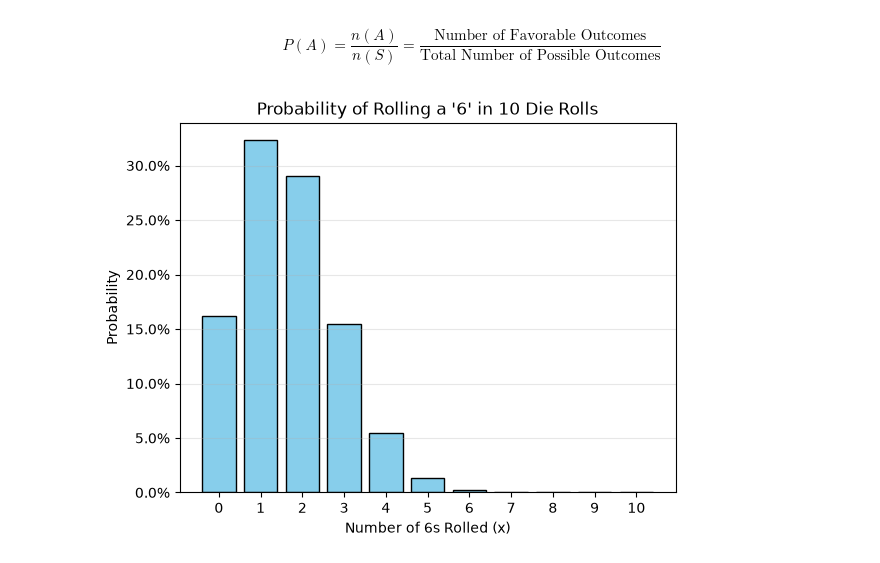
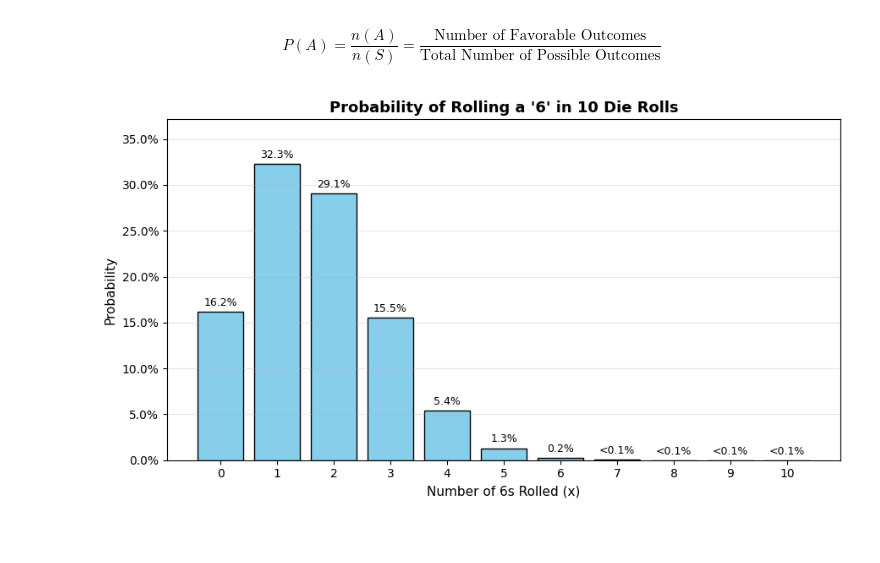
Before and after one commit to Abiads/CDAC-Data-Analytics, a Jupyter notebook: Day3/O3Statistics/O01_5_basics.ipynb, the cells around one changed output. Drawn from its saved outputs; the diff is of its cells as text; code cells hidden in the pictures; blank space fills up the shorter version.

```diff
--- a/Day3/O3Statistics/O01_5_basics.ipynb
+++ b/Day3/O3Statistics/O01_5_basics.ipynb
@@ -78,30 +82,45 @@ $$P(A) = \frac{n(A)}{n(S)} = \frac{\text{Number of Favorable Outcomes}}{\text{To
 # %%
 import matplotlib.pyplot as plt
 import numpy as np
 from scipy.stats import binom
 import matplotlib.ticker as mtick
 
 # Parameters
 n = 10  # 10 rolls
 p = 1 / 6  # Probability of rolling a 6 on a single die
 
 # All possible number of 6s you could roll (0 to 10)
 x = np.arange(0, n + 1)
 
 # Calculate probability for each outcome
 probabilities = binom.pmf(x, n, p)
 
 # Plot as a bar chart (ideal for discrete outcomes)
-plt.bar(x, probabilities, color="skyblue", edgecolor="black")
-plt.title("Probability of Rolling a '6' in 10 Die Rolls")
-plt.xlabel("Number of 6s Rolled (x)")
-plt.ylabel("Probability")
+plt.figure(figsize=(9, 5))
+bars = plt.bar(x, probabilities, color="skyblue", edgecolor="black")
+
+# --- Add Labels on Top of Each Bar ---
+# Option A: Formatted as Percentage (matches y-axis)
+labels = [f"{val * 100:.1f}%" if val >= 0.0005 else "<0.1%" for val in probabilities]
+plt.bar_label(bars, labels=labels, padding=3, fontsize=9)
+
+# (Alternative Option B: If you prefer decimal values like 0.323)
+# plt.bar_label(bars, fmt="%.3f", padding=3, fontsize=9)
+
+plt.title("Probability of Rolling a '6' in 10 Die Rolls", fontsize=13, fontweight="bold")
+plt.xlabel("Number of 6s Rolled (x)", fontsize=11)
+plt.ylabel("Probability", fontsize=11)
 plt.xticks(x)
+
+# Give 15% headroom at the top so labels don't get cut off by the border
+plt.ylim(0, max(probabilities) * 1.15)
+
 plt.grid(axis="y", alpha=0.3)
 plt.gca().yaxis.set_major_formatter(mtick.PercentFormatter(xmax=1.0))
+plt.tight_layout()
 plt.show()
 # %% [output]
-[figure, old version]
+[figure, new version]
 # %%
 import matplotlib.pyplot as plt
 import numpy as np
```
Also changed, not shown: parts of 4 cells of this notebook, 1 other file.
